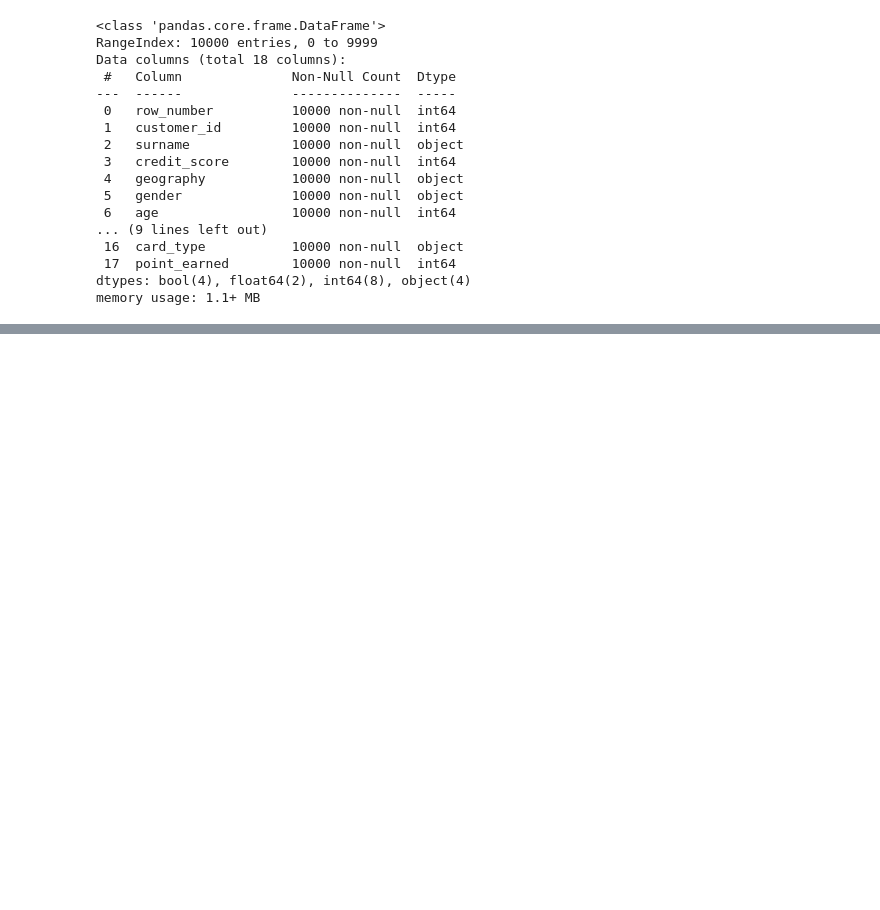
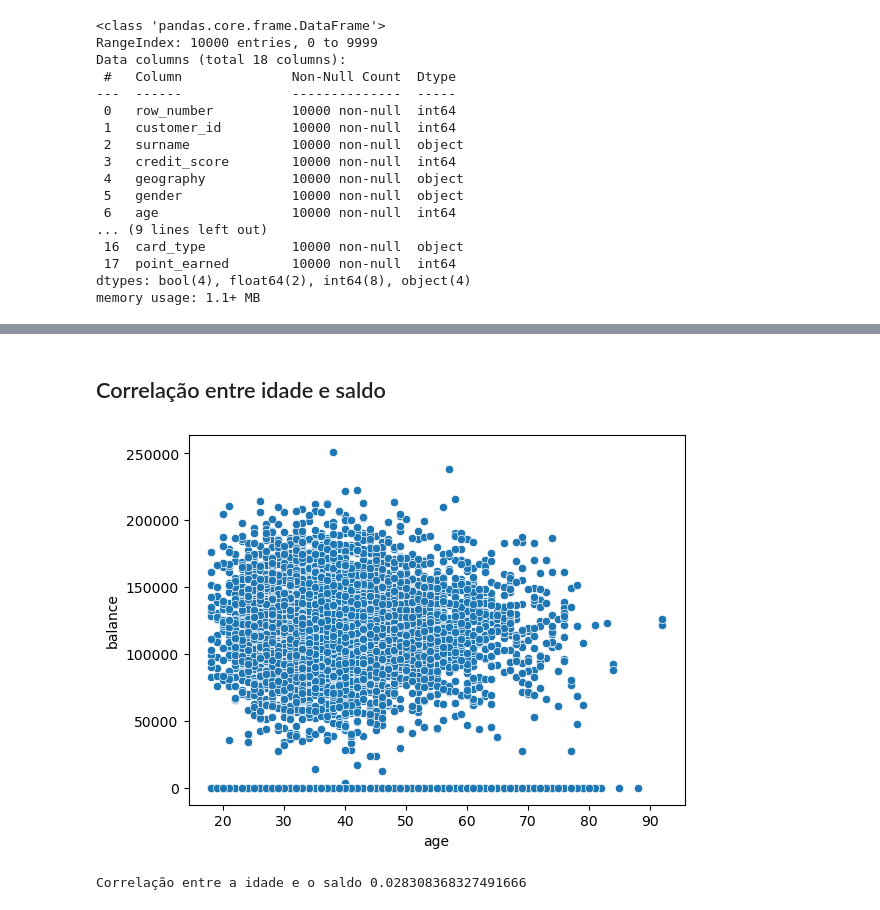
Before and after one commit to Phillips-MF/DataScience, a Jupyter notebook: Python/Bank Churn/Analysis.ipynb, the cells around one changed output, grey strips where cells are left out. Saved outputs shown, nothing was run; the diff lists cells and outputs as text; code cells hidden in the pictures; blank space fills up the shorter version.

```diff
--- a/Python/Bank Churn/Analysis.ipynb
+++ b/Python/Bank Churn/Analysis.ipynb
@@ -60,0 +88,10 @@ Vamos verificar a correlação entre esses dados
+# %% [markdown]
+## Correlação entre idade e saldo
+# %%
+sns.scatterplot(data=df_churns,x='age',y='balance')
+plt.show()
+
+print(f"Correlação entre a idade e o saldo {df_churns['age'].corr(df_churns['balance'])}")
+# %% [output]
+[figure, added]
+Correlação entre a idade e o saldo 0.028308368327491666
```
Also changed, not shown: parts of 14 cells of this notebook.
